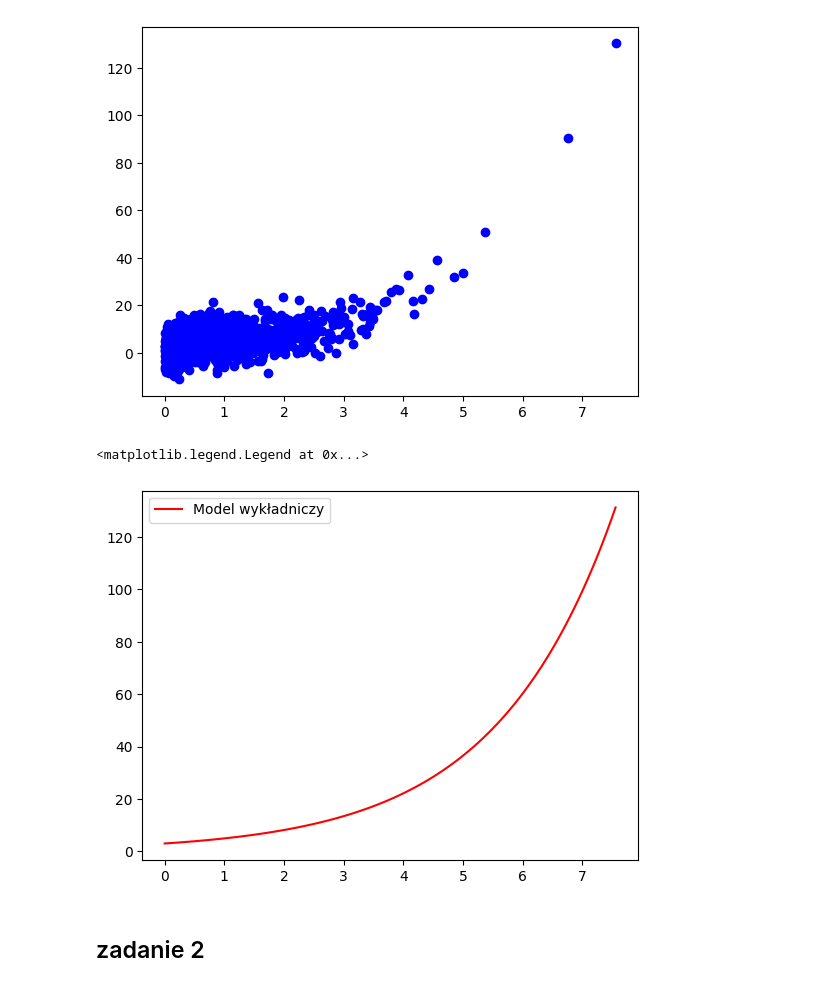
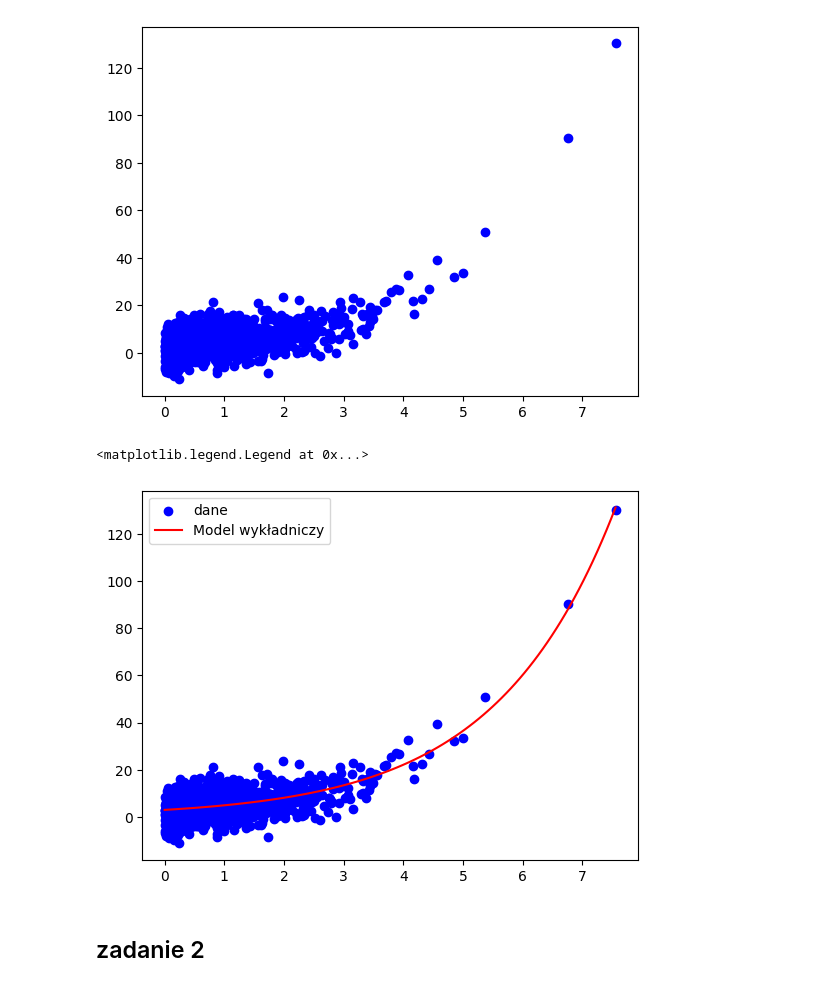
Before and after one commit to MariaNowacka/kaszcz, a Jupyter notebook: lista1_kaszcz.ipynb, the cells around one changed output. Drawn from its saved outputs; the diff is of its cells as text; code cells hidden in the pictures.

```diff
--- a/lista1_kaszcz.ipynb
+++ b/lista1_kaszcz.ipynb
@@ -4,7 +4,7 @@
 import requests
 import pandas as pd, numpy as np
 # %%
-df = np.loadtxt(r"C:\Users\Maria Nowacka\Desktop\maria\5 semestr\metody_num\zad1_lista1.txt")
+df = np.loadtxt(r"C:\Users\Maria Nowacka\Desktop\maria\5 semestr\kaszcz\zad1_lista1.txt")
 X = df[:, 0]
 Y = df[:, 1]
 # %%
@@ -33,9 +33,10 @@ plt.scatter(X, Y, label='Dane', color='blue')
 # %%
 # Rysowanie dopasowanej funkcji wykładniczej
 X_fit = np.linspace(min(X), max(X), 100)
 Y_fit = model(X_fit, *popt)
+plt.scatter(X, Y, label = 'dane', color='blue')
 plt.plot(X_fit, Y_fit, label='Model wykładniczy', color='red')
 plt.legend()
 # %% [output]
 <matplotlib.legend.Legend at 0x...>
-[figure, old version]
+[figure, new version]
```
Also changed, not shown: parts of 5 cells of this notebook.
